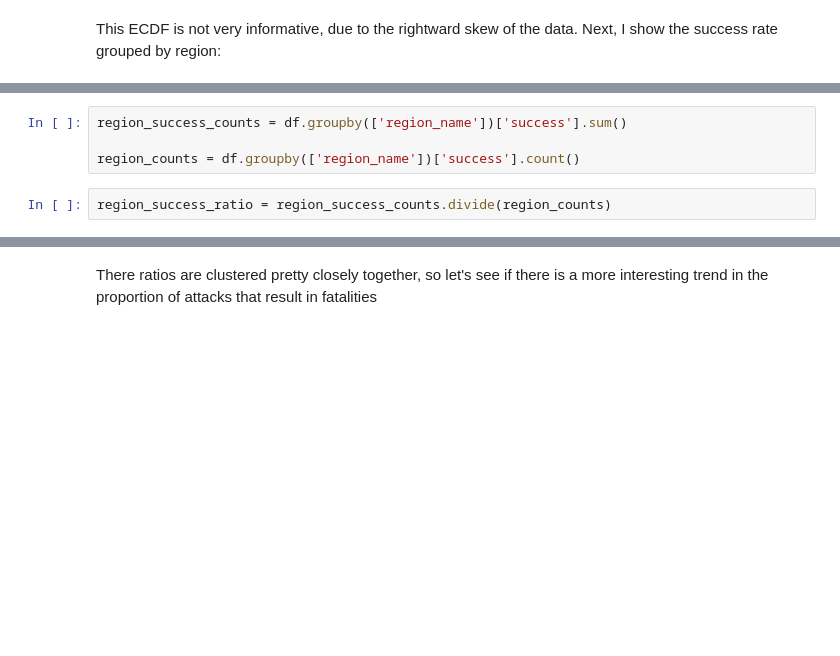
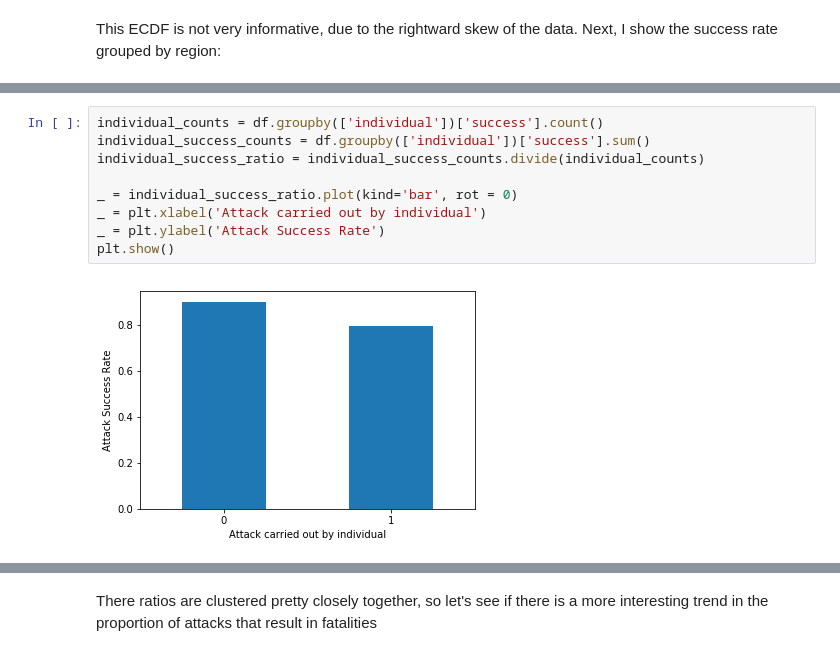
Before and after one commit to joshyou/springboard, a Jupyter notebook: Capstone_Data_Storytelling.ipynb, the cells around one changed output, grey strips where cells are left out. Drawn from its saved outputs; the diff is of its cells as text; blank space fills up the shorter version.

```diff
--- a/Capstone_Data_Storytelling.ipynb
+++ b/Capstone_Data_Storytelling.ipynb
@@ -40,6 +54,11 @@ df['region_name'] = df['region'].replace(region_dict)
-# %%
-region_success_counts = df.groupby(['region_name'])['success'].sum()
-
-region_counts = df.groupby(['region_name'])['success'].count()
-# %%
-region_success_ratio = region_success_counts.divide(region_counts)
+# %%
+individual_counts = df.groupby(['individual'])['success'].count()
+individual_success_counts = df.groupby(['individual'])['success'].sum()
+individual_success_ratio = individual_success_counts.divide(individual_counts)
+
+_ = individual_success_ratio.plot(kind='bar', rot = 0)
+_ = plt.xlabel('Attack carried out by individual')
+_ = plt.ylabel('Attack Success Rate')
+plt.show()
+# %% [output]
+[figure, added]
```
Also changed, not shown: parts of 10 cells of this notebook, 1 other file.
